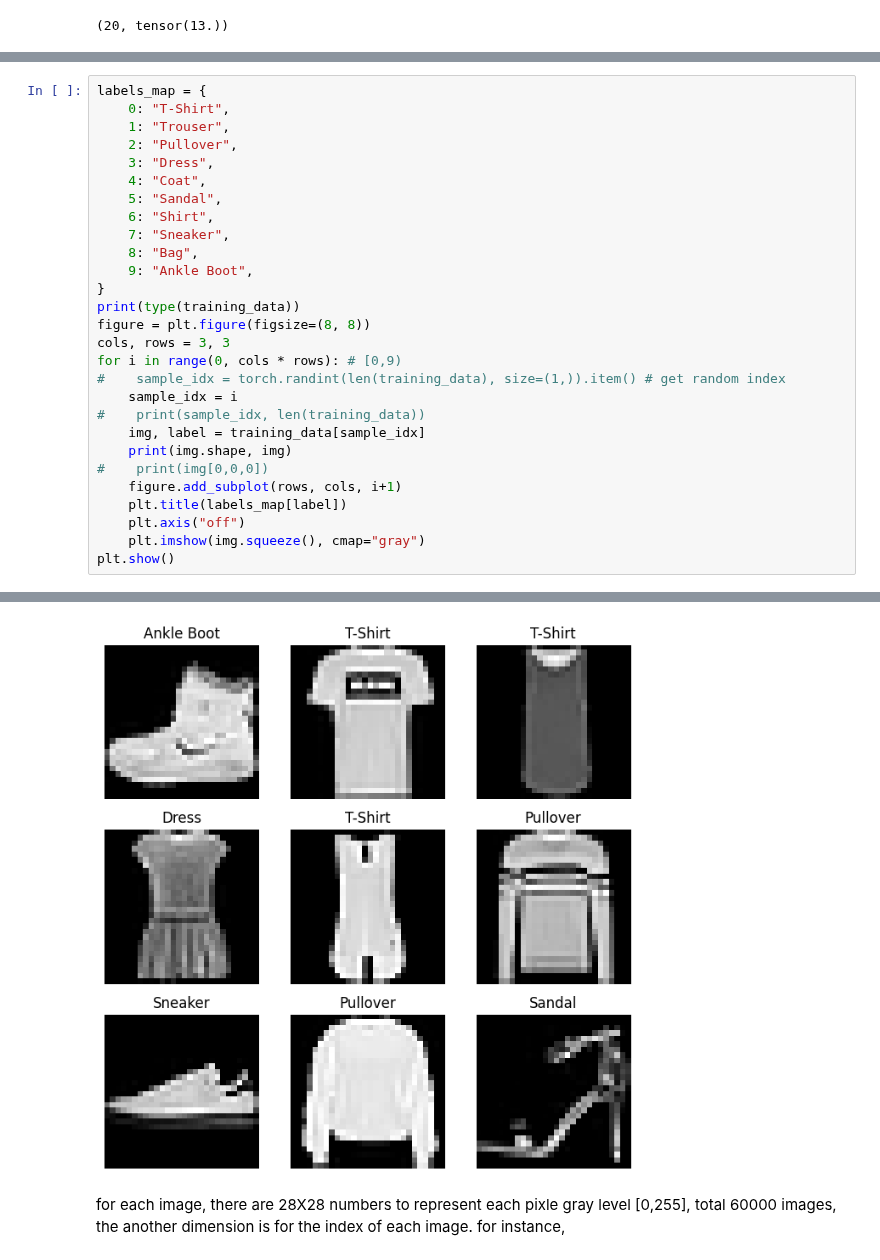
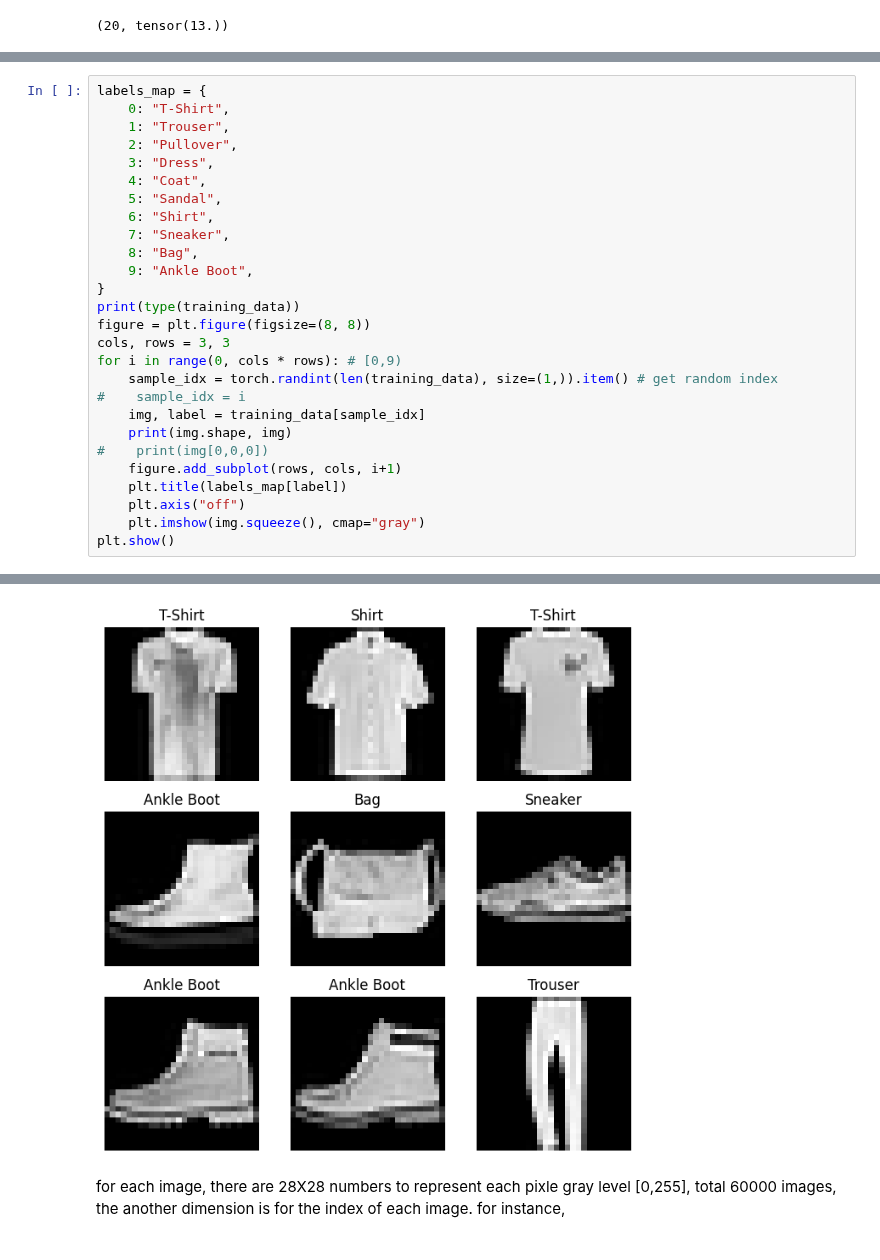
Before and after one commit to weip2008/LearnTorch, a Jupyter notebook: doc/torchBasics.ipynb, the cells around one changed output, grey strips where cells are left out. Saved outputs shown, nothing was run; the diff lists cells and outputs as text.

```diff
--- a/doc/torchBasics.ipynb
+++ b/doc/torchBasics.ipynb
@@ -187,9 +192,8 @@ print(type(training_data))
 figure = plt.figure(figsize=(8, 8))
 cols, rows = 3, 3
 for i in range(0, cols * rows): # [0,9)
-#    sample_idx = torch.randint(len(training_data), size=(1,)).item() # get random index
-    sample_idx = i
-#    print(sample_idx, len(training_data))
+    sample_idx = torch.randint(len(training_data), size=(1,)).item() # get random index
+#    sample_idx = i
     img, label = training_data[sample_idx]
     print(img.shape, img)
 #    print(img[0,0,0])
@@ -218,5 +222,5 @@ torch.Size([1, 28, 28]) tensor([[[0.0000, 0.0000, 0.0000, 0.0000, 0.0000, 0.0000
           0.0000, 0.0000, 0.0000, 0.0000]]])
-[figure, old version]
+[figure, new version]
 # %% [markdown]
 for each image, there are 28X28 numbers to represent each pixle gray level [0,255], total 60000 images, the another dimension is for the index of each image. for instance,
 # %%
```
Also changed, not shown: parts of 6 cells of this notebook.
